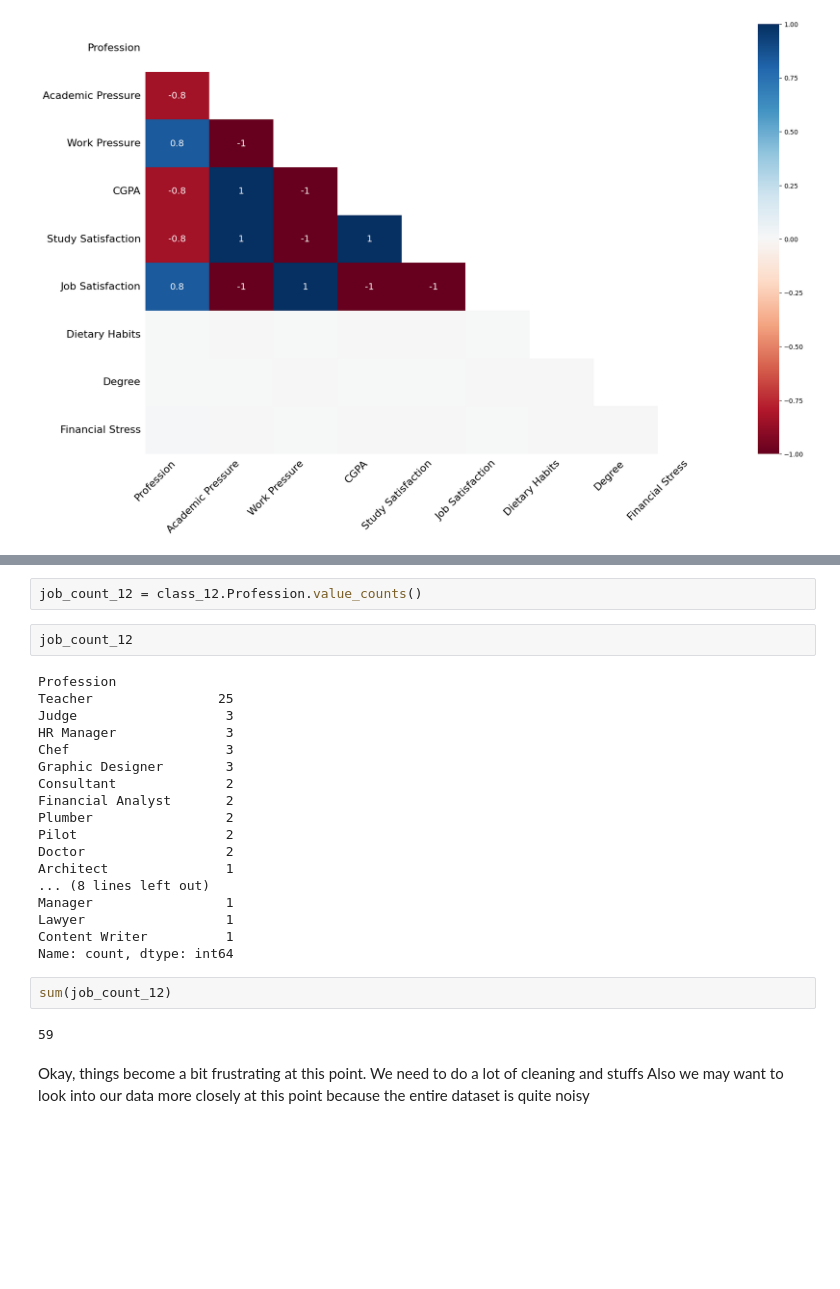
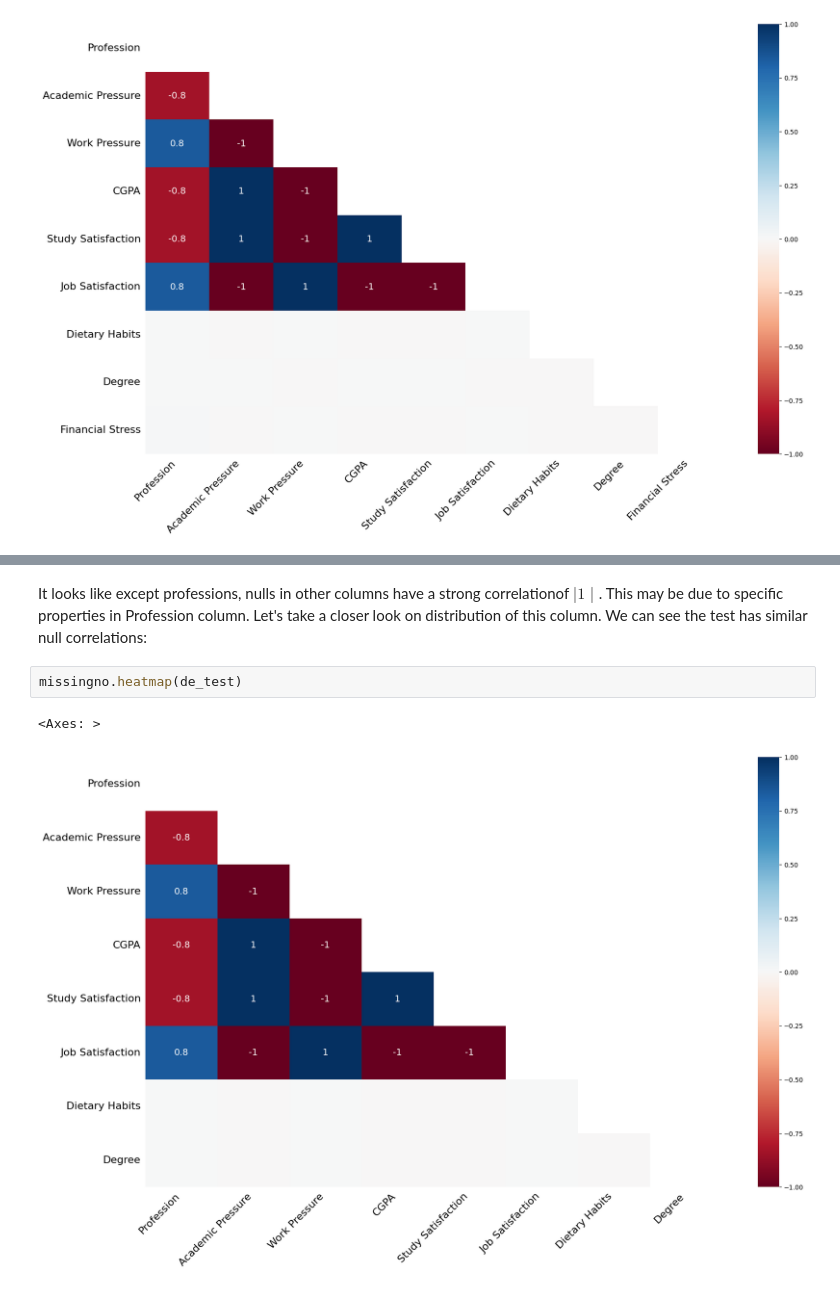
Before and after one commit to Anqi-Wang-aug/kaggle-competition-depression-prediction, a Jupyter notebook: script.ipynb, the cells around one changed output, grey strips where cells are left out. Drawn from its saved outputs; the diff is of its cells as text; blank space fills up the shorter version.

```diff
--- a/script.ipynb
+++ b/script.ipynb
@@ -207,28 +84,7 @@ class_12.head()
-# %%
-job_count_12 = class_12.Profession.value_counts()
-# %%
-job_count_12
-# %% [output]
-Profession
-Teacher                25
-Judge                   3
-HR Manager              3
-Chef                    3
-Graphic Designer        3
-Consultant              2
-Financial Analyst       2
-Plumber                 2
-Pilot                   2
-Doctor                  2
-Architect               1
-... (8 lines left out)
-Manager                 1
-Lawyer                  1
-Content Writer          1
-Name: count, dtype: int64
-# %%
-sum(job_count_12)
-# %% [output]
-59
-# %% [markdown]
-Okay, things become a bit frustrating at this point. We need to do a lot of cleaning and stuffs Also we may want to look into our data more closely at this point because the entire dataset is quite noisy
+# %% [markdown]
+It looks like except professions, nulls in other columns have a strong correlationof $\mid 1\mid$. This may be due to specific properties in Profession column. Let's take a closer look on distribution of this column. We can see the test has similar null correlations:
+# %%
+missingno.heatmap(de_test)
+# %% [output]
+<Axes: >
+[figure, added]
```
Also changed, not shown: parts of 191 cells of this notebook.
